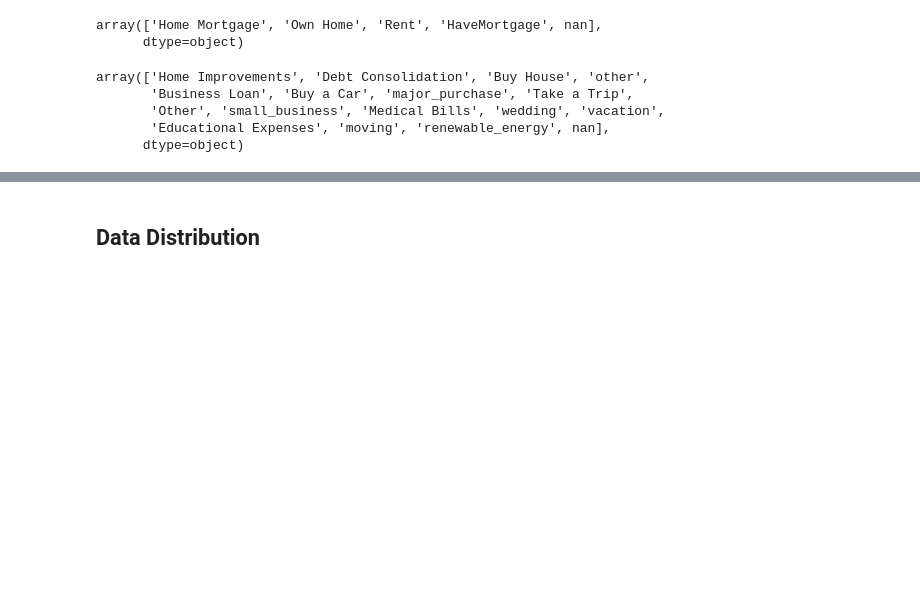
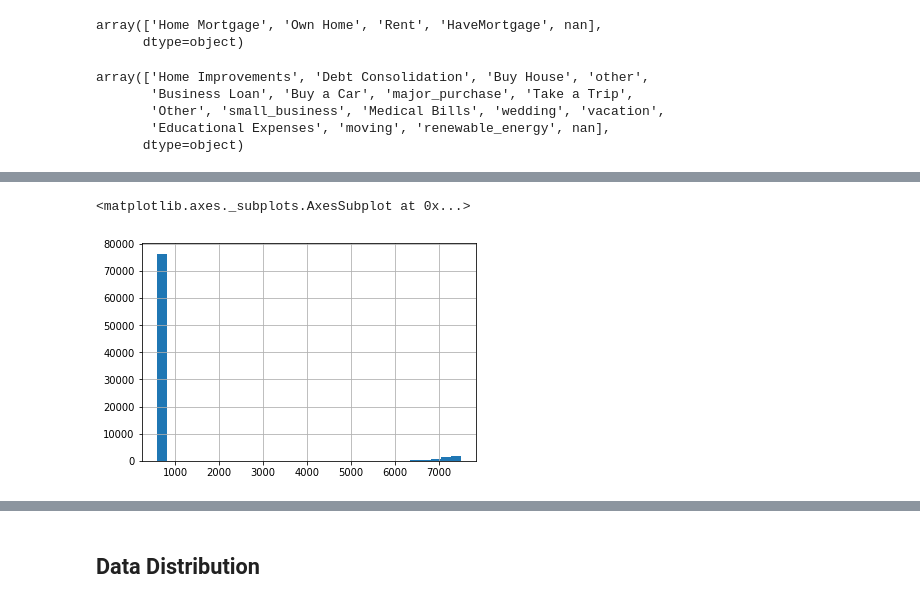
Before and after one commit to LaurentStar/Bank-Loans, a Jupyter notebook: EDA-prt2.ipynb, the cells around one changed output, grey strips where cells are left out. Cells and saved outputs as stored; diff of their text form; code cells hidden in the pictures; blank space fills up the shorter version.

```diff
--- a/EDA-prt2.ipynb
+++ b/EDA-prt2.ipynb
@@ -137,0 +188,6 @@ array(['Home Improvements', 'Debt Consolidation', 'Buy House', 'other',
+# %%
+# Checking credit score
+bank_df["Credit Score"].hist(bins=30)
+# %% [output]
+<matplotlib.axes._subplots.AxesSubplot at 0x...>
+[figure, added]
```
Also changed, not shown: parts of 17 cells of this notebook.
